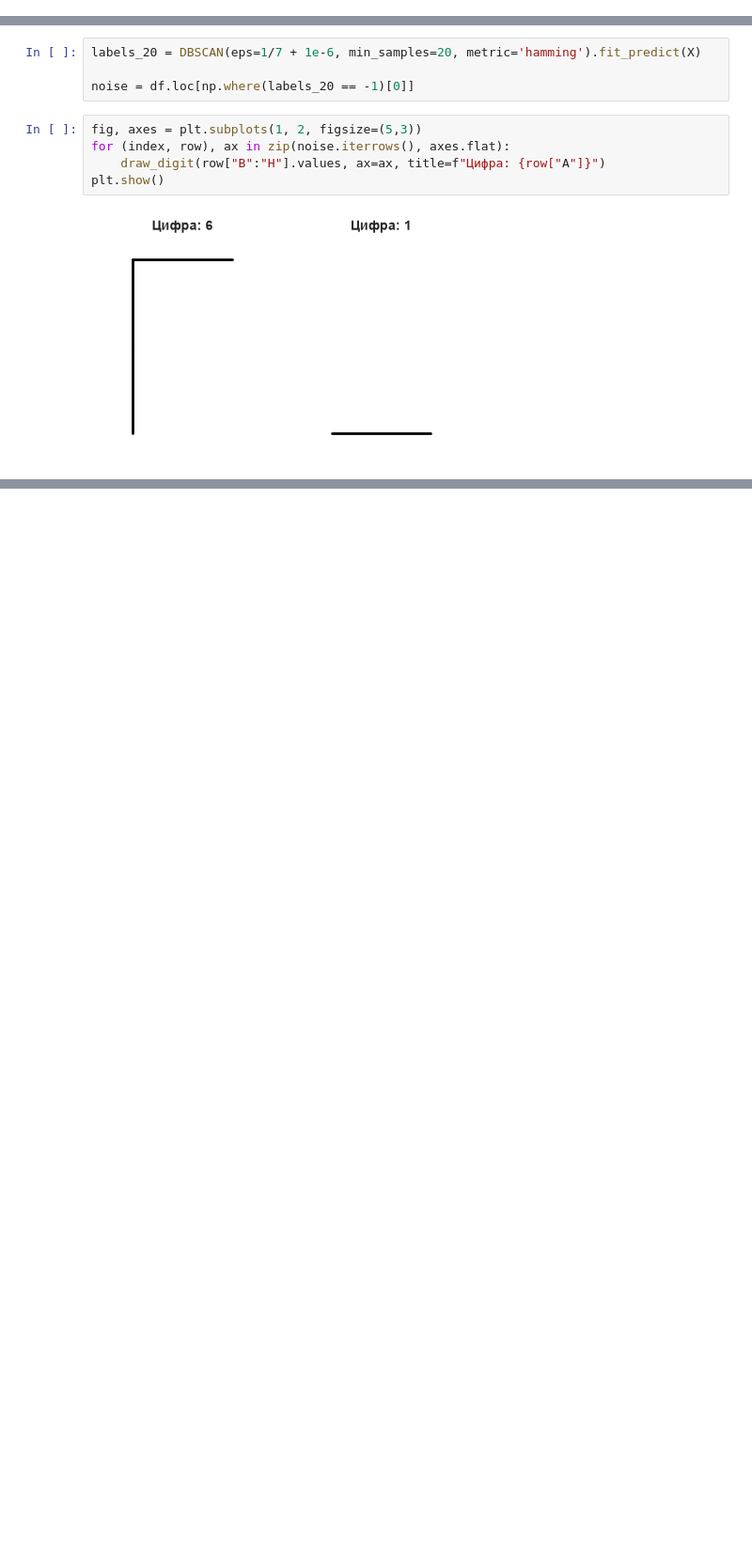
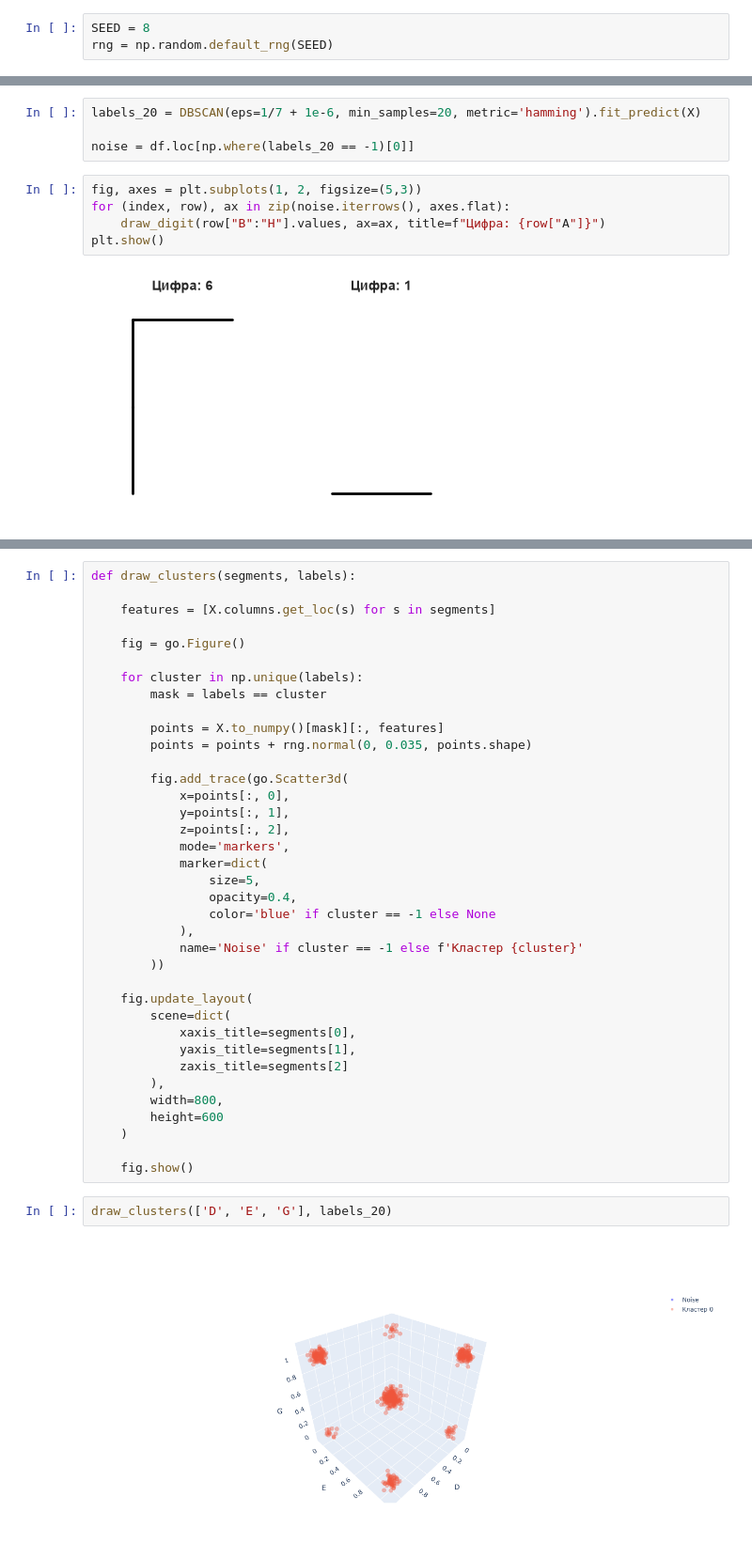
Before and after one commit to avvonemess/ITMO-data-analysis, a Jupyter notebook: Lab3/lab3.ipynb, the cells around one changed output, grey strips where cells are left out. Shown at 94% size. Saved outputs shown, nothing was run; the diff lists cells and outputs as text; blank space fills up the shorter version.

Commit message:
add 3d plot

```diff
--- a/Lab3/lab3.ipynb
+++ b/Lab3/lab3.ipynb
@@ -44,6 +48,9 @@ plt.rcParams.update({
 # %%
 X = df.loc[:, "B":"H"]
 y = df["A"]
+# %%
+SEED = 8
+rng = np.random.default_rng(SEED)
 # %% [markdown]
 ### Выбор метрики расстояния
 Для бинарных векторов фиксированной длины евклидово расстояние и расстояние Хэмминга связаны соотношением:
@@ -229,0 +268,41 @@ plt.show()
+# %%
+def draw_clusters(segments, labels):
+
+    features = [X.columns.get_loc(s) for s in segments]
+
+    fig = go.Figure()
+
+    for cluster in np.unique(labels):
+        mask = labels == cluster
+
+        points = X.to_numpy()[mask][:, features]
+        points = points + rng.normal(0, 0.035, points.shape)
+
+        fig.add_trace(go.Scatter3d(
+            x=points[:, 0],
+            y=points[:, 1],
+            z=points[:, 2],
+            mode='markers',
+            marker=dict(
+                size=5,
+                opacity=0.4,
+                color='blue' if cluster == -1 else None
+            ),
+            name='Noise' if cluster == -1 else f'Кластер {cluster}'
+        ))
+
+    fig.update_layout(
+        scene=dict(
+            xaxis_title=segments[0],
+            yaxis_title=segments[1],
+            zaxis_title=segments[2]
+        ),
+        width=800,
+        height=600
+    )
+
+    fig.show()
+# %%
+draw_clusters(['D', 'E', 'G'], labels_20)
+# %% [output]
+[figure, added]
```
Also changed, not shown: parts of 8 cells of this notebook.
